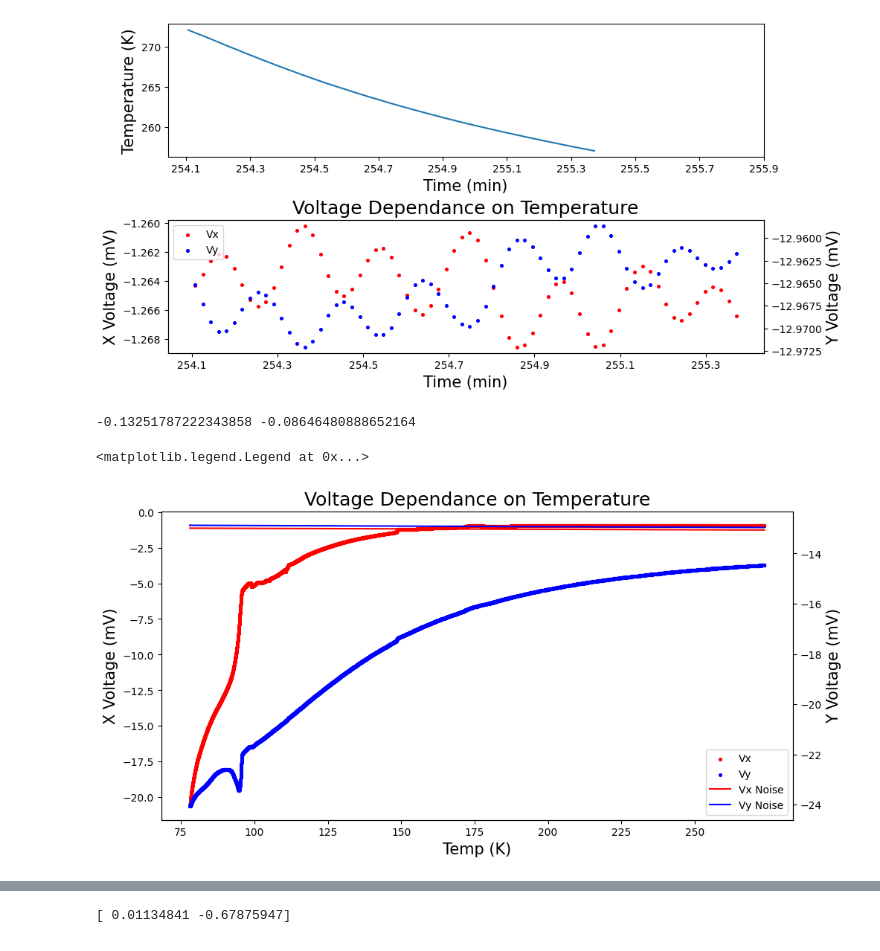
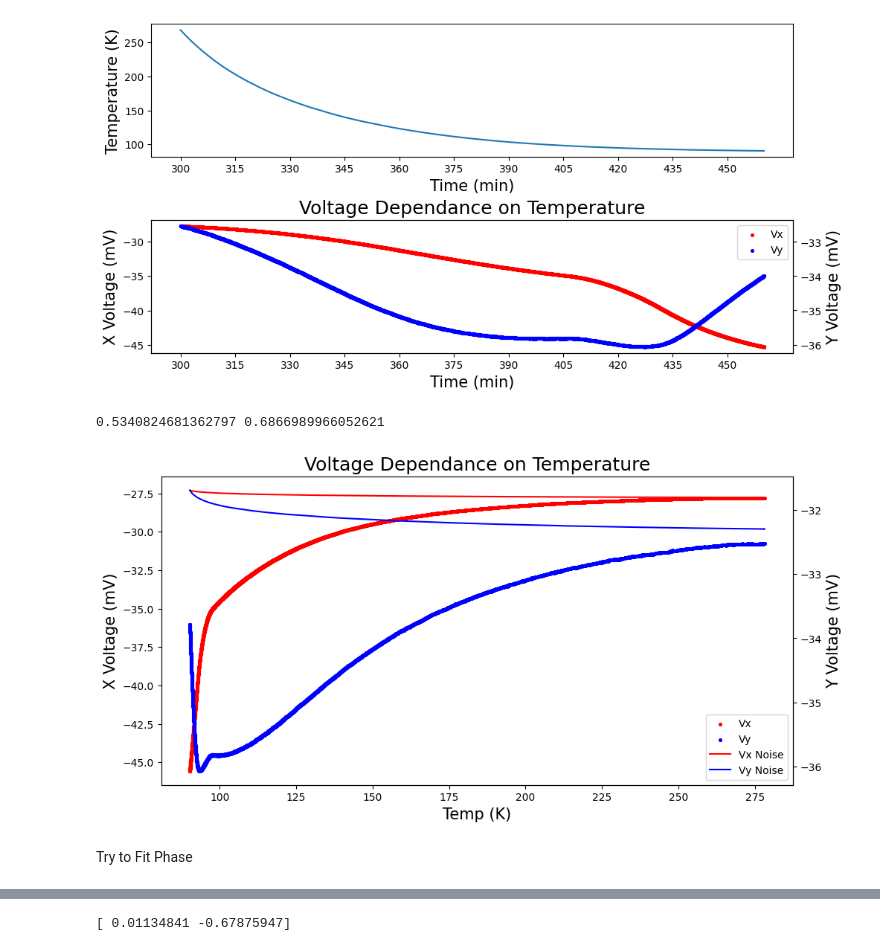
Before and after one commit to wendl198/ContactlessProbe, a Jupyter notebook: AnalysisStuff/PhasePredict.ipynb, the cells around one changed output, grey strips where cells are left out. Drawn from its saved outputs; the diff is of its cells as text; code cells hidden in the pictures.

```diff
--- a/AnalysisStuff/PhasePredict.ipynb
+++ b/AnalysisStuff/PhasePredict.ipynb
@@ -54,10 +55,17 @@ cx.set_xscale('log')
 # probe_path = 'C:/Users/blake/Documents/VSCode/Python/Greven/RawData/KTO_110_B5_1.dat'
 # probe_path = 'C:/Users/blake/Documents/VSCode/Python/Greven/RawData/2023_4_2_2.dat'
 # probe_path = 'C:/Users/blake/Documents/VSCode/Python/Greven/RawData/AL_TEST.dat'
-probe_path = 'C:/Users/blake/Documents/VSCode/Python/Greven/RawData/BW60_1part3.dat'
-xstep = .2  #10 steps in time is about right
-timestart = 254.1
-timeend =  256
+# probe_path = 'C:/Users/blake/Documents/VSCode/Python/Greven/RawData/BW60_1part3.dat'
+
+path_prefix = 'C:/Users/blake/Documents/VSCode/Python/Greven/RawData/'
+path_suffix = '.dat'
+filename = 'BW71_1_2'
+
+probe_path = path_prefix + filename + path_suffix
+
+xstep = 15 #10 steps in time is about right
+timestart = 300
+timeend =  460
 
 all_data = np.genfromtxt(probe_path, delimiter='\t')
 t = np.array(all_data[1:,0])
@@ -95,7 +103,7 @@ bx2.scatter(t0,y0,color='blue',s=7)
 bx2.set_ylabel('Y Voltage (mV)',fontsize = 15)
 _ = bx2.legend(['Vx','Vy'])
 # %% [output]
-[figure, old version]
+[figure, new version]
 # %%
 #eliminate jumps by hand
 was_jump = False
@@ -142,19 +150,22 @@ if was_jump:
     ax2.set_ylabel('Y Voltage (mV)',fontsize = 15)
     ax2.legend(['Vx','Vy'])
 else:
+    x_amp = 0
+    y_amp = 0
+    jump_time_end = 0
     x2 = x.copy()
     y2 = y.copy()
 # %%
 # show the final voltage measurements throughout the run
 
 # Change these
-intial_cal_start_time = 43.3#349.3#38 #
-intial_cal_end_time = 45.1#351.2#39.8 #
-final_cal_start_time = 254.1#583#294#
-final_cal_end_time = 255.3#586#296#
+intial_cal_start_time = 295.7#56#54.9#167#43.3#349.3#38 #
+intial_cal_end_time = 297.1#58#56.4#169#45.1#351.2#39.8 #
+final_cal_start_time = 483#290#223.4#304.7#254.1#583#294#
+final_cal_end_time = 485#294#225.8#306.2#255.3#586#296#
 
-run_start_time = 48#356#47 #
-run_stop_time = 253#582.7#270 #
+run_start_time = 298.5#60#60#182#48#356#47 #
+run_stop_time = 463.1#286#210#290#253#582.7#270 #
 
 lower_temp = 76
 
@@ -184,39 +195,42 @@ T1 = T[indexes1]
 x1 = x2[indexes1]
 y1 = y2[indexes1]
 x_noise = x_noise[indexes1]
 y_noise = y_noise[indexes1]
 
 indexes1 = np.logical_not(T1 < lower_temp)
 t1 = t1[indexes1]
 T1 = T1[indexes1]
 x1 = x1[indexes1]
 y1 = y1[indexes1]
 x_noise = x_noise[indexes1]
 y_noise = y_noise[indexes1]
 # x_noise = np.ones(len(x_noise))*x[ends].mean()
 # y_noise = np.ones(len(y_noise))*y[ends].mean()
 
+
 fig1 = plt.figure(constrained_layout = True, figsize=(10, 5))
 bx1 = fig1.add_subplot(1, 1, 1)
 bx1.set_title('Voltage Dependance on Temperature',fontsize = 18)
 bx1.scatter(T1,x1,color='red',s=7)
 bx1.plot(T1,x_noise,color='red')
 bx1.set_xlabel('Temp (K)',fontsize = 15)
 bx1.set_ylabel('X Voltage (mV)',fontsize = 15)
-bx1.set_xticks(np.arange(75, T1[-1], step=xstep1))
+bx1.set_xticks(np.arange(75, T1.max(), step=xstep1))
 bx2 = bx1.twinx()
 bx2.scatter(T1[0],y1[0],color='red',s=7)
 bx2.scatter(T1,y1,color='blue',s=7)
 bx2.plot(T1[0:2],y_noise[0:2],color='red')
 bx2.plot(T1,y_noise,color='blue')
 bx2.set_ylabel('Y Voltage (mV)',fontsize = 15)
-bx2.legend(['Vx','Vy','Vx Noise','Vy Noise'])
-# bx2.set_ylim([-13,-12.8])
+_ = bx2.legend(['Vx','Vy','Vx Noise','Vy Noise'])
+# # bx2.set_ylim([-13,-12.8])
 # bx1.set_ylim([-.6,-.45])
+_ = 1
 # %% [output]
--0.13251787222343858 -0.08646480888652164
+0.5340824681362797 0.6866989966052621
-<matplotlib.legend.Legend at 0x...>
-[figure, old version]
+[figure, new version]
+# %% [markdown]
+Try to Fit Phase
 # %%
 Phase2Resistivty = interp1d(np.angle(chis),rhos)
 
```
Also changed, not shown: parts of 3 cells of this notebook, 5 other files.
